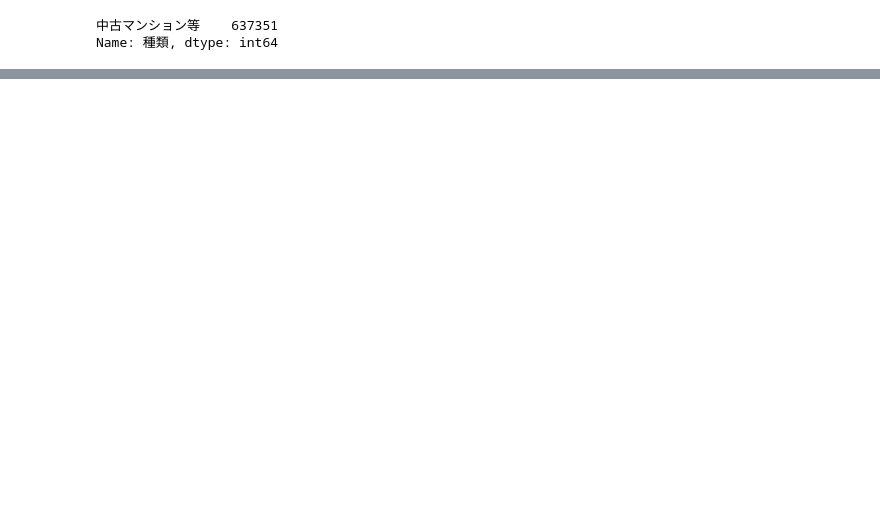
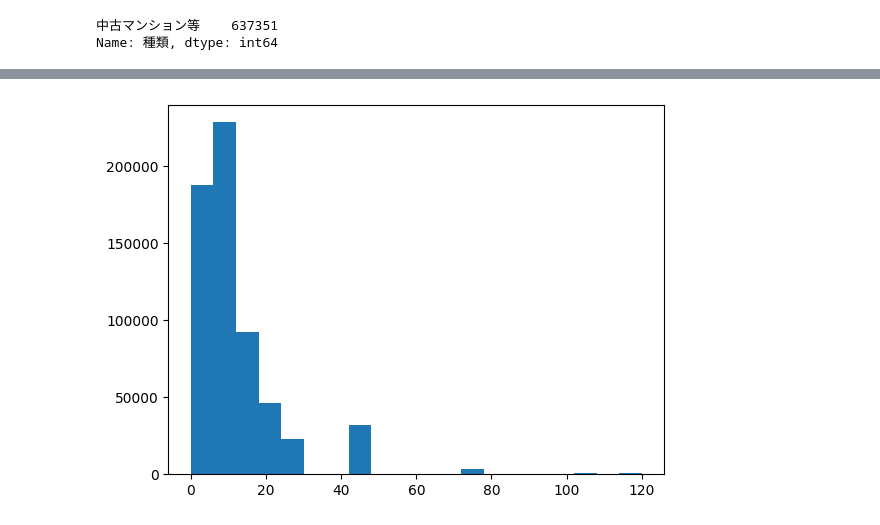
Before and after one commit to naitoyuma7110/DataAnlysDemo, a Jupyter notebook: workspace/DataAnlysis.ipynb, the cells around one changed output, grey strips where cells are left out. Drawn from its saved outputs; the diff is of its cells as text; code cells hidden in the pictures; blank space fills up the shorter version.

```diff
--- a/workspace/DataAnlysis.ipynb
+++ b/workspace/DataAnlysis.ipynb
@@ -171,0 +347,20 @@ df = df.drop("種類", axis=1)
+# %%
+# 一括で処理する
+
+y_list = {}
+
+for yearStr in df["建築年"].value_counts().keys():
+  if "平成" in yearStr:
+    num = float(yearStr.split("平成")[1].split("年")[0])
+    year = 33 - num
+  if "令和" in yearStr:
+    num = float(yearStr.split("令和")[1].split("年")[0])
+    year = 3 - num
+  if "昭和" in yearStr:
+    num = float(yearStr.split("昭和")[1].split("年")[0])
+    year = 96 - num
+
+  y_list[yearStr] = year
+df["建築年"].replace(y_list)
+
+df["建築年"].value_counts()
@@ -171,0 +409,18 @@ df = df.drop("種類", axis=1)
+# %%
+# 変換の組み合わせのオブジェクトを作成
+year = {
+  "年第１四半期":".25",
+  "年第２四半期":".50",
+  "年第３四半期":".75",
+  "年第４四半期":".99"
+}
+yearList = {}
+for yearStr in df["取引時点"].value_counts().keys():
+# items():ループ対象のオブジェクトからKeyとValueを個別に取り出して処理できる
+  for k, j in year.items():
+    if k in yearStr:
+      yearReg = yearStr.replace(k, j)
+
+  yearList[yearStr] = yearReg
+
+df["取引時点"] = df["取引時点"].replace(yearList).astype(float)
@@ -171,0 +461,7 @@ df = df.drop("種類", axis=1)
+# %%
+# matplotlibでヒストグラムを表示
+# binsで区画数を指定可能
+plt.hist(df["最寄駅：距離（分）"], bins=20)
+plt.show()
+# %% [output]
+[figure, added]
```
Also changed, not shown: parts of 22 cells of this notebook.
